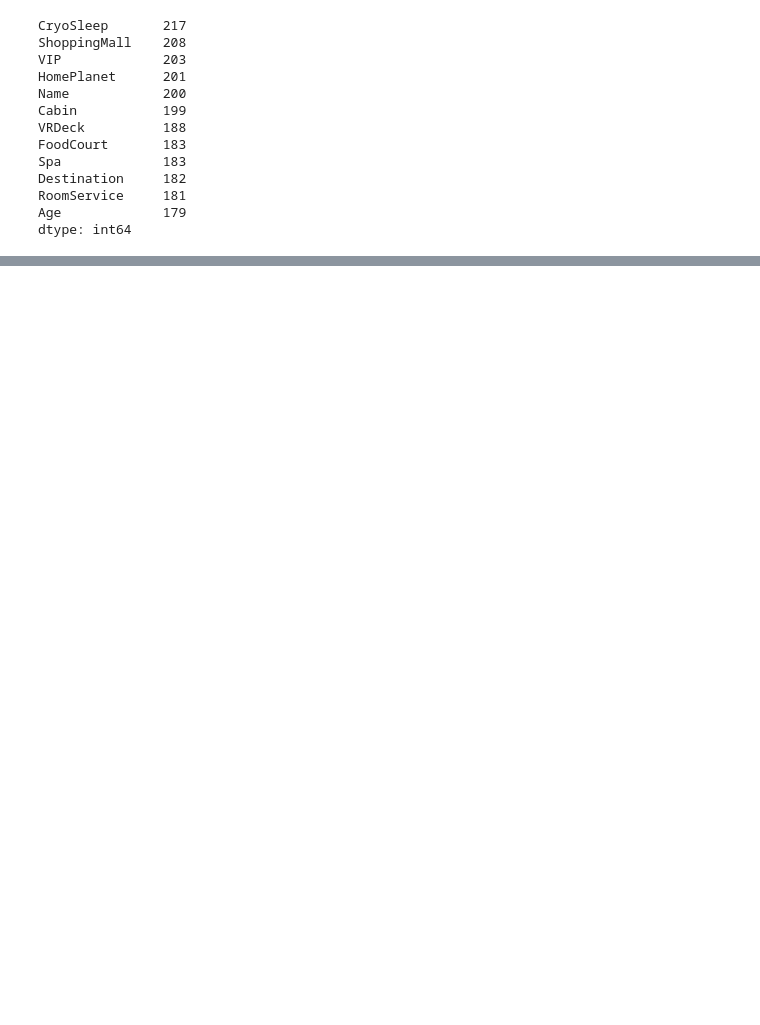
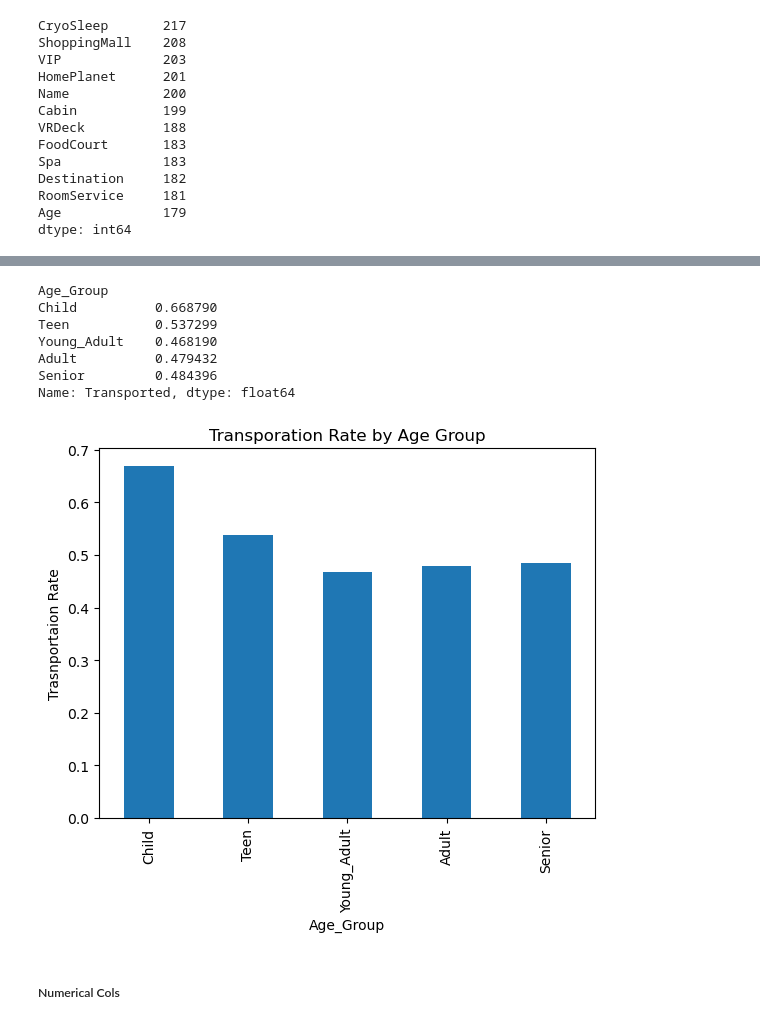
Before and after one commit to NirMarc/kaggle, a Jupyter notebook: spaceship-titanic/notebooks/01_eda.ipynb, the cells around one changed output, grey strips where cells are left out. Cells and saved outputs as stored; diff of their text form; code cells hidden in the pictures; blank space fills up the shorter version.

Commit message:
Explored Age and numerical cols

```diff
--- a/spaceship-titanic/notebooks/01_eda.ipynb
+++ b/spaceship-titanic/notebooks/01_eda.ipynb
@@ -123,0 +130,21 @@ dtype: int64
+# %%
+train["Age_Group"] = pd.cut(train["Age"],
+                            bins = [0, 12, 18, 30, 50, 100],
+                            labels=["Child", "Teen", "Young_Adult", "Adult", "Senior"])
+age_transport = train.groupby("Age_Group", observed=True)["Transported"].mean()
+print(age_transport)
+age_transport.plot(kind="bar")
+plt.ylabel("Trasnportaion Rate")
+plt.title("Transporation Rate by Age Group")
+plt.show()
+# %% [output]
+Age_Group
+Child          0.668790
+Teen           0.537299
+Young_Adult    0.468190
+Adult          0.479432
+Senior         0.484396
+Name: Transported, dtype: float64
+[figure, added]
+# %% [markdown]
+##### Numerical Cols
```
Also changed, not shown: parts of 29 cells of this notebook, 1 other file.
